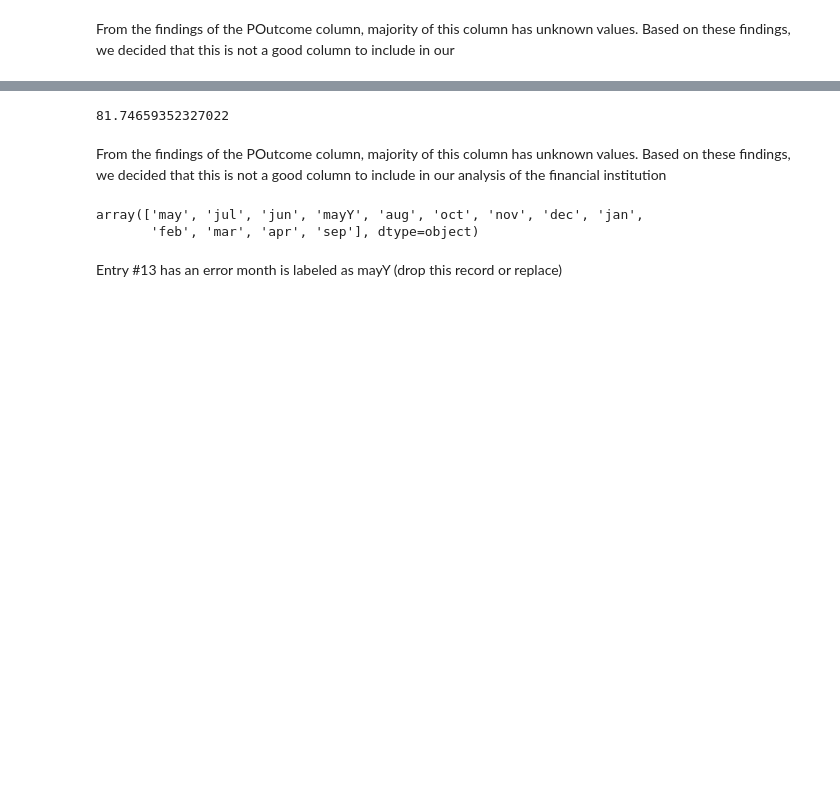
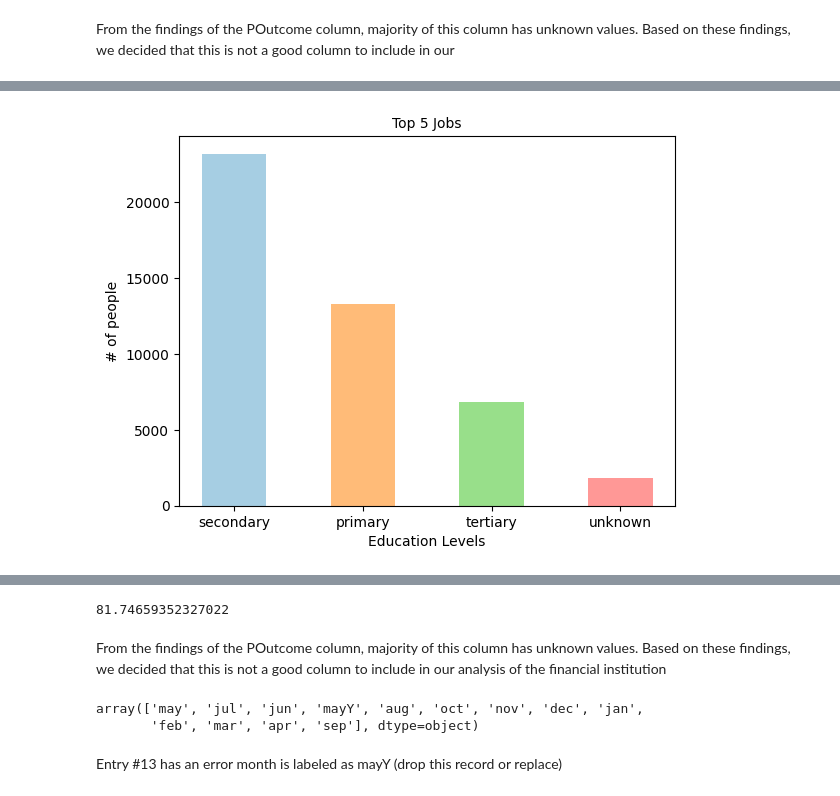
Before and after one commit to thaladikary/ml-assignment-1, a Jupyter notebook: Assignment1.ipynb, the cells around one changed output, grey strips where cells are left out. Cells and saved outputs as stored; diff of their text form; code cells hidden in the pictures; blank space fills up the shorter version.

```diff
--- a/Assignment1.ipynb
+++ b/Assignment1.ipynb
@@ -51,0 +122,12 @@ Data Cleaning
+# %%
+bar_colors = ['#a6cee3', '#ffbb78', '#98df8a', '#ff9896', '#cfa3e3']
+
+plt.bar(df['Education'].unique(), df["Education"].value_counts(), color=bar_colors, align='center', width=0.5)
+
+plt.ylabel('# of people')
+plt.xlabel('Education Levels')
+plt.title('Top 5 Jobs')
+
+plt.show()
+# %% [output]
+[figure, added]
```
Also changed, not shown: parts of 11 cells of this notebook.
